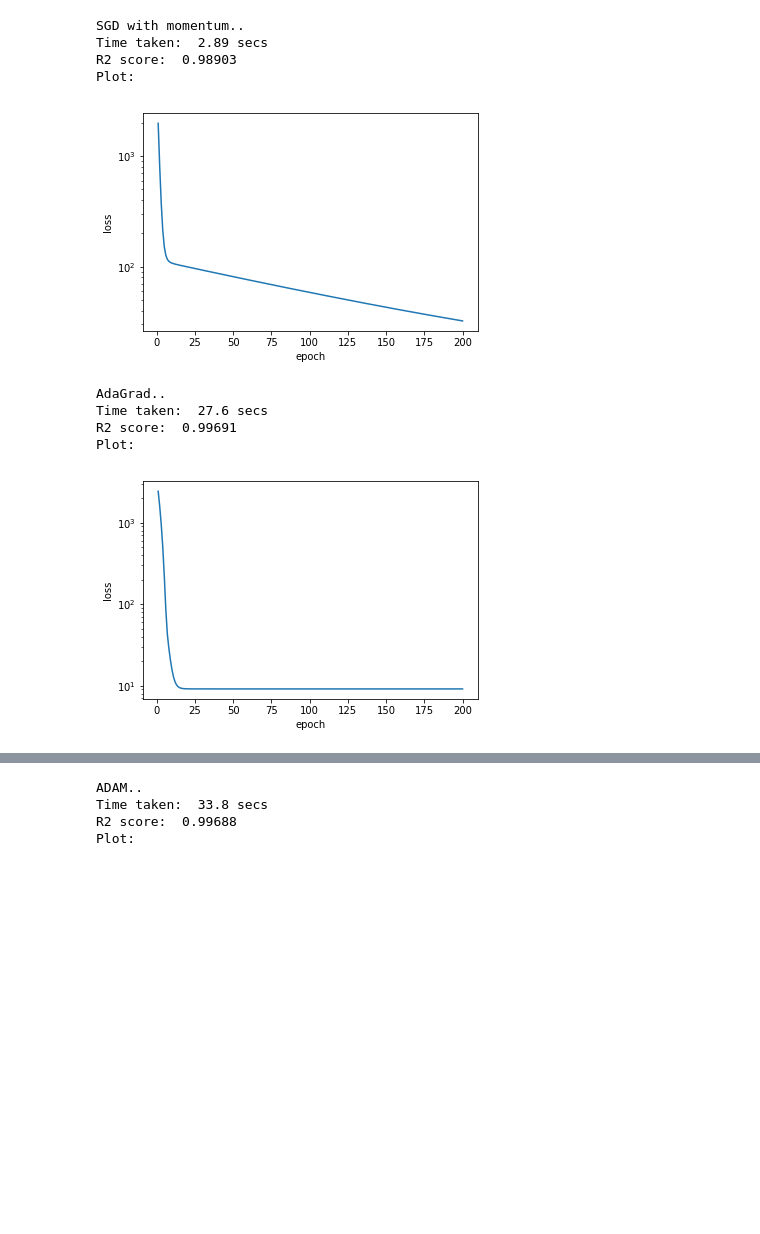
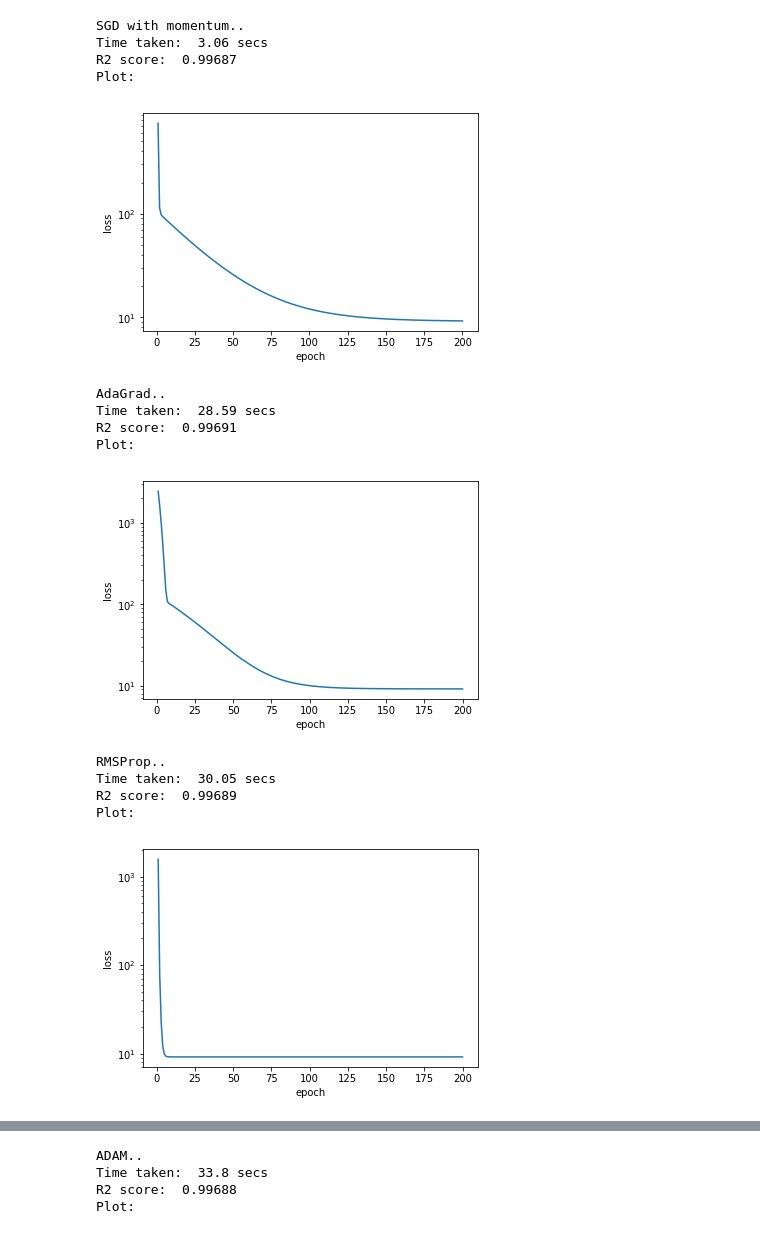
Before and after one commit to lucky-genius/mlassign2, a Jupyter notebook: Q1.ipynb, the cells around one changed output, grey strips where cells are left out. Cells and saved outputs as stored; diff of their text form; code cells hidden in the pictures; blank space fills up the shorter version.

```diff
--- a/Q1.ipynb
+++ b/Q1.ipynb
@@ -116,7 +113,7 @@ Plot:
 start = time.time()
 m = 0
 c = 0
-eta = 0.001 # learning rate
+eta = 0.005 # learning rate
 gamma = 0.9 # momentum hyper parameter in range (0,1]
 beta = 0.9
 epoch = 0
@@ -155,10 +152,10 @@ print("Plot: ")
 plt.show()
 # %% [output]
 SGD with momentum..
-Time taken:  2.89 secs
-R2 score:  0.98903
+Time taken:  3.06 secs
+R2 score:  0.99687
 Plot:
-[figure, old version]
+[figure, new version]
 # %%
 # AdaGrad
 # initial slope and intercept for model
@@ -166,7 +163,7 @@ start = time.time()
 m = 0
 c = 0
 eta_m = 0.01 # initial learning rate for both parameters
-eta_c = 0.01
+eta_c = 0.001
 epsilon = 1e-8 # smoothing term to avoid division by zero
 epoch = 0
 max_epochs = 200 # no of iterations to run GD
@@ -208,7 +205,61 @@ print("Plot: ")
 plt.show()
 # %% [output]
 AdaGrad..
-Time taken:  27.6 secs
+Time taken:  28.59 secs
 R2 score:  0.99691
 Plot:
-[figure, old version]
+[figure, new version]
+# %%
+# RMSProp
+# initial slope and intercept for model
+start = time.time()
+m = 0
+c = 0
+eta_m = 0.001 # initial learning rate for both parameters
+eta_c = 0.001
+epsilon = 1e-8 # smoothing term to avoid division by zero
+gamma = 0.9
+epoch = 0
+max_epochs = 200 # no of iterations to run GD
+aggregate_loss_rmsprop = []
+
+for epoch in range(max_epochs):
+    Y_pred = np.empty(len(X))
+    D_m_history = 0
+    D_c_history = 0
+    for i in range(len(X)):
+        Y_pred[i] = (m * X[i] + c)
+        # gradient of the cost function w.r.t to each parameter at the current value of the parameter
+        D_m = (-2/n) * ((Yn[i] - Y_pred[i]) * X[i])
+        D_c = (-2/n) * (Yn[i] - Y_pred[i])
+        D_m_history = (gamma * D_m_history) + ((1 - gamma) * D_m ** 2)
+        D_c_history = (gamma * D_c_history) + ((1 - gamma) * D_c ** 2)
+        # w = w + delta_w
+        delta_m = - (eta_m / (sqrt(D_m_history) + epsilon) * D_m)
+        delta_c = - (eta_c / (sqrt(D_c_history) + epsilon) * D_c)
+        m = m + delta_m
+        c = c + delta_c
+    loss = (1/n)* sum((Yn - Y_pred) ** 2)
+    aggregate_loss_rmsprop.append(loss)
+end = time.time()
+
+# predict values
+Y_pred = m * X + c
+
+print("RMSProp..")
+print("Time taken: ", round(end - start, 2), "secs")
+print("R2 score: ", round(r2_score(Yn, Y_pred), 5))
+
+# loss function plot
+x_axis = np.linspace(1, epoch+1, epoch+1, endpoint=True)
+plt.semilogy(x_axis, aggregate_loss_rmsprop)
+plt.xlabel('epoch')
+plt.ylabel('loss')
+print("Plot: ")
+plt.show()
+# %% [output]
+RMSProp..
+Time taken:  30.05 secs
+R2 score:  0.99689
+Plot:
+[figure, added]
```
Also changed, not shown: parts of 5 cells of this notebook.
